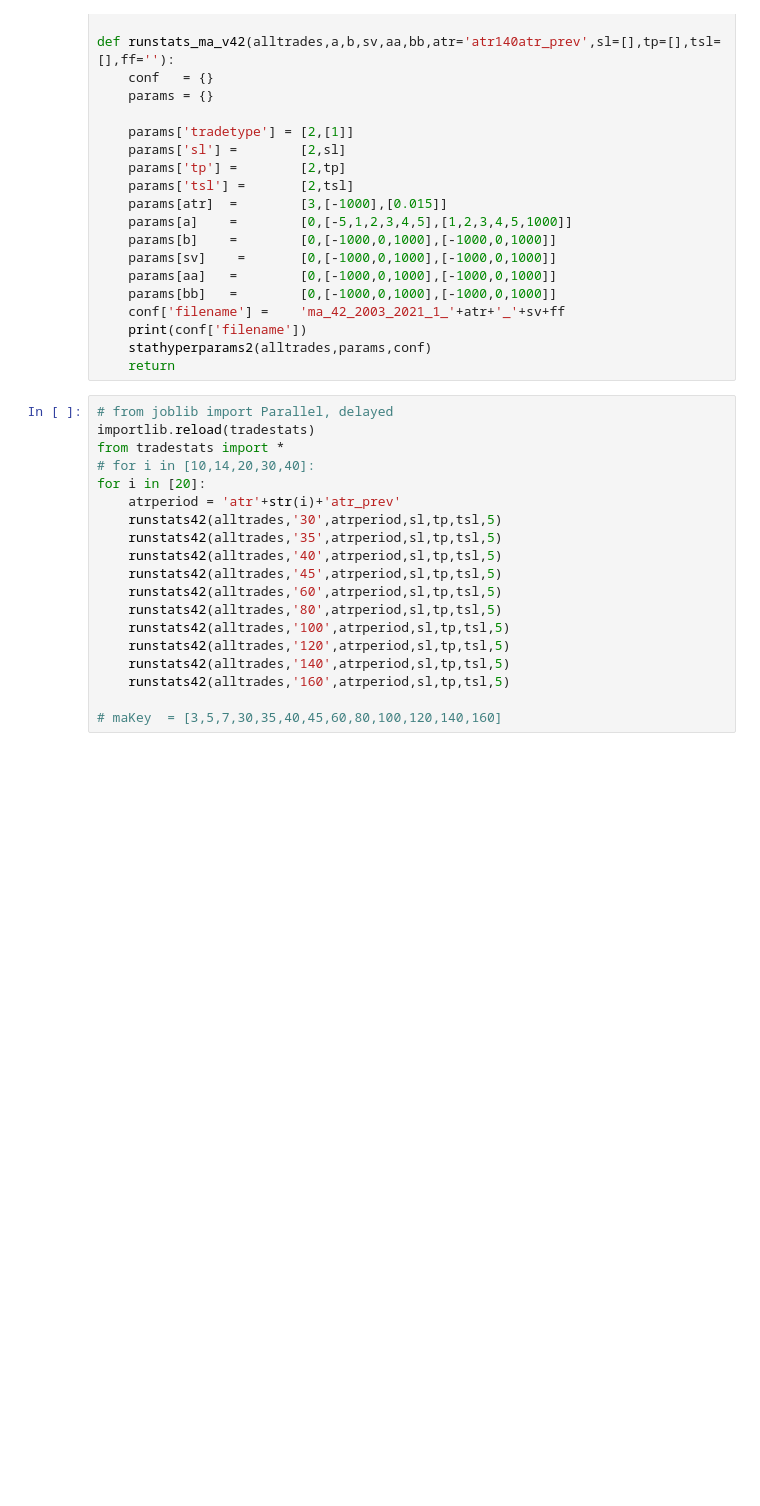
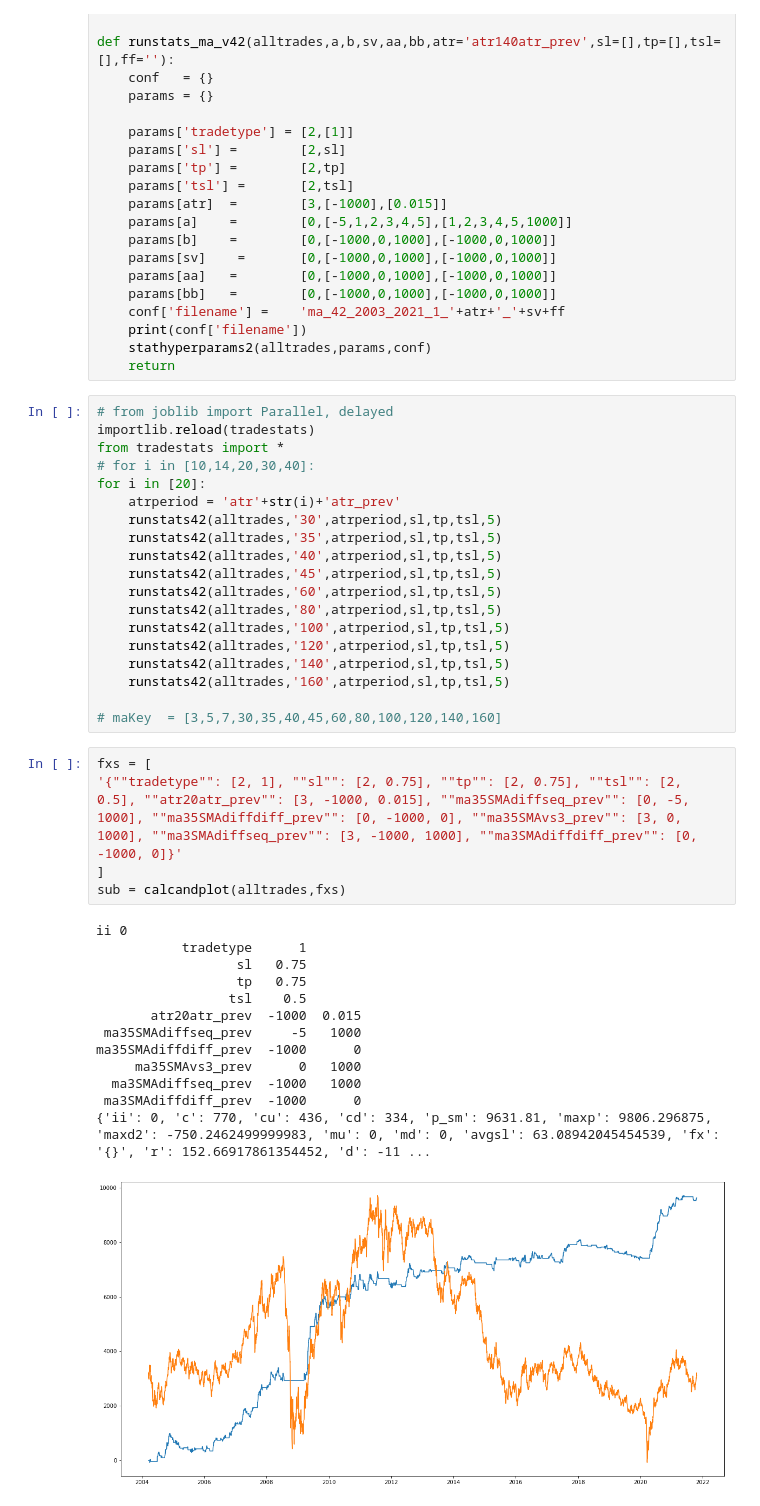
Before and after one commit to ai357060/flower, a Jupyter notebook: wm/SMAExperiment42.ipynb, the cells around one changed output. Cells and saved outputs as stored; diff of their text form; blank space fills up the shorter version.

```diff
--- a/wm/SMAExperiment42.ipynb
+++ b/wm/SMAExperiment42.ipynb
@@ -192,3 +199,22 @@ for i in [20]:
     runstats42(alltrades,'160',atrperiod,sl,tp,tsl,5)
 
 # maKey  = [3,5,7,30,35,40,45,60,80,100,120,140,160]
+# %%
+fxs = [
+'{""tradetype"": [2, 1], ""sl"": [2, 0.75], ""tp"": [2, 0.75], ""tsl"": [2, 0.5], ""atr20atr_prev"": [3, -1000, 0.015], ""ma35SMAdiffseq_prev"": [0, -5, 1000], ""ma35SMAdiffdiff_prev"": [0, -1000, 0], ""ma35SMAvs3_prev"": [3, 0, 1000], ""ma3SMAdiffseq_prev"": [3, -1000, 1000], ""ma3SMAdiffdiff_prev"": [0, -1000, 0]}'
+]
+sub = calcandplot(alltrades,fxs)
+# %% [output]
+ii 0
+           tradetype      1
+                  sl   0.75
+                  tp   0.75
+                 tsl    0.5
+       atr20atr_prev  -1000  0.015
+ ma35SMAdiffseq_prev     -5   1000
+ma35SMAdiffdiff_prev  -1000      0
+     ma35SMAvs3_prev      0   1000
+  ma3SMAdiffseq_prev  -1000   1000
+ ma3SMAdiffdiff_prev  -1000      0
+{'ii': 0, 'c': 770, 'cu': 436, 'cd': 334, 'p_sm': 9631.81, 'maxp': 9806.296875, 'maxd2': -750.2462499999983, 'mu': 0, 'md': 0, 'avgsl': 63.08942045454539, 'fx': '{}', 'r': 152.66917861354452, 'd': -11 ...
+[figure, added]
```
Also changed, not shown: parts of 4 cells of this notebook, 2 other files.
